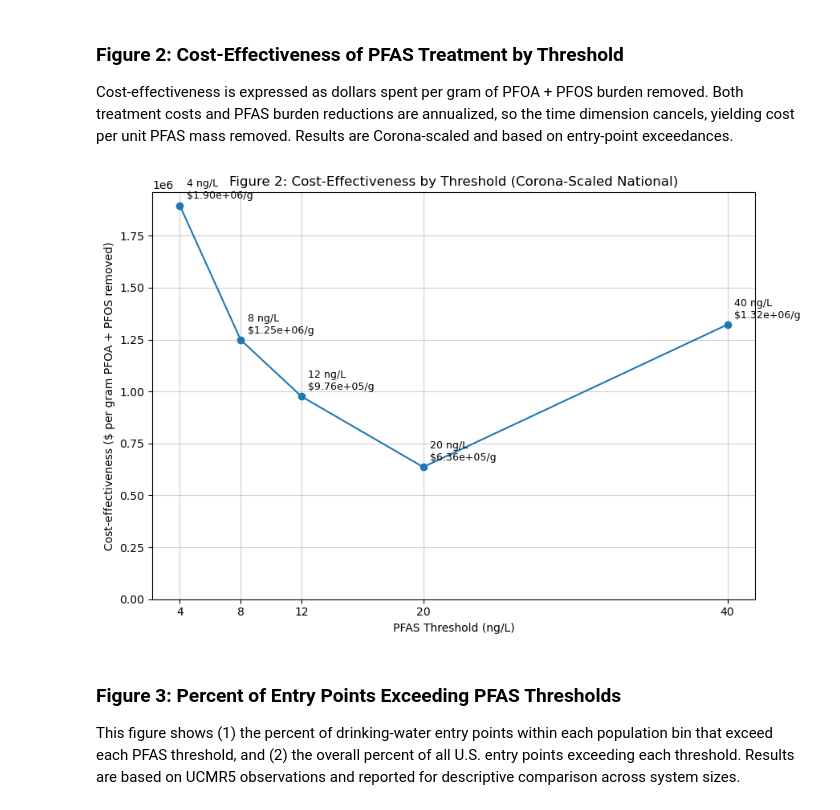
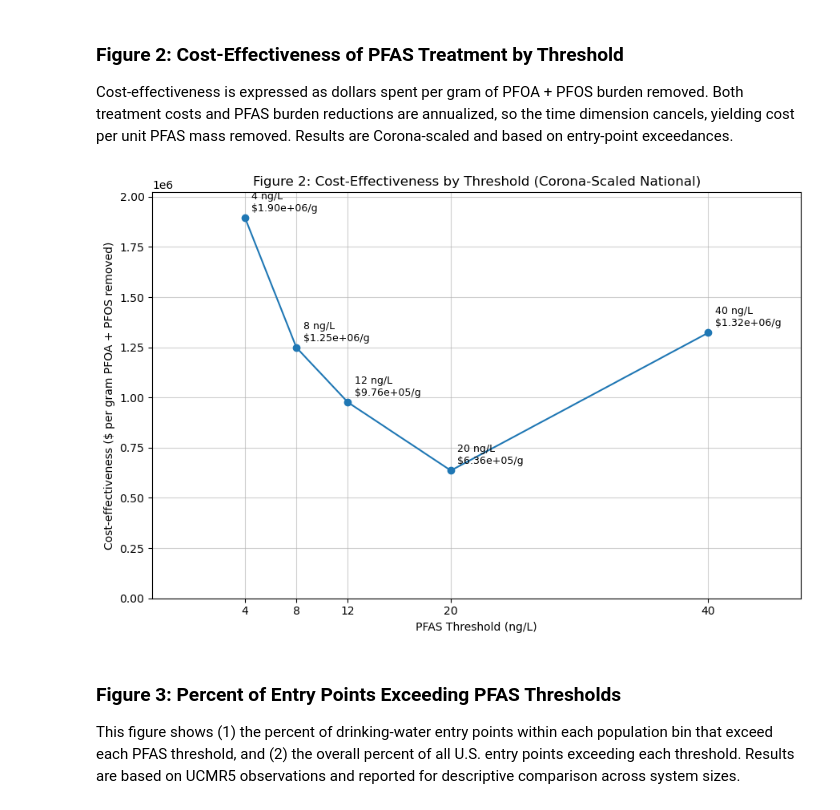
Before and after one commit to brahmee07/Pfas_water_research, a Jupyter notebook: updated_data/cost_risk_treatment_analysis.ipynb, the cells around one changed output. Drawn from its saved outputs; the diff is of its cells as text; code cells hidden in the pictures.

```diff
--- a/updated_data/cost_risk_treatment_analysis.ipynb
+++ b/updated_data/cost_risk_treatment_analysis.ipynb
@@ -507,26 +512,32 @@ summary_df
 
 This figure shows the total PFAS burden proxy (ng/day) removed nationwide under each regulatory threshold, plotted against the corresponding national annualized treatment cost (million dollars). Lower thresholds remove a larger share of the total PFAS burden but require higher treatment costs, while higher thresholds remove less PFAS burden at lower cost. Results are based on Corona-scaled entry-point (Facility ID) exceedances.
 # %%
+import numpy as np
 import matplotlib.pyplot as plt
 
-fig1_costs = [national_costs_all_us[t] for t in threshold_ng]   # $M
-fig1_exposure = [scaled_pfas_exposure_by_threshold[t] / 1e9 for t in threshold_ng]  # g/day (1 g = 1e9 ng)
 
+fig1_costs_M = np.array([national_costs_all_us[t] for t in threshold_ng])  # $M
+fig1_exposure = np.array([scaled_pfas_exposure_by_threshold[t] / 1e9 for t in threshold_ng])  # g/day
+
+# --- Smooth curve x values (in $M) ---
+x_curve_M = np.linspace(0, fig1_costs_M.max() * 1.05, 400)
+
+# (Annual Cost is in $M)  <-- this is literally "as written"
+y_curve = -1.35 + 3.97 * ((x_curve_M/1000)  ** 0.35)
+
+# --- Plot Figure 1 scatter + annotations ---
 plt.figure(figsize=(9,6))
-plt.scatter(fig1_costs, fig1_exposure, s=80)
+plt.scatter(fig1_costs_M, fig1_exposure, s=80)
 
-for t, x, y in zip(threshold_ng, fig1_costs, fig1_exposure):
+for t, x, y in zip(threshold_ng, fig1_costs_M, fig1_exposure):
     label = f"{t} ng/L\n(${x:,.0f}M,\n{y:,.2f} g/day)"
-    plt.annotate(
-        label,
-        (x, y),
-        textcoords="offset points",
-        xytext=(6,6),
-        fontsize=9
-    )
+    plt.annotate(label, (x, y), textcoords="offset points", xytext=(6,6), fontsize=9)
 
-plt.xlabel("Total National Annualized Cost ($M)")
-plt.ylabel("Total PFOA + PFOS burden removed (g/day)")
+
+plt.plot(x_curve_M, y_curve, color = 'red', linewidth=2)
+
+plt.xlabel("Annual Cost for PFAS treatment ($M/year)")
+plt.ylabel("Total PFOS + PFOA intake removed (g/day)")
 plt.title("Figure 1: National Cost–Risk Curve for PFAS Treatment")
 plt.xlim(left=0)
 plt.ylim(bottom=0)
@@ -603,31 +614,33 @@ Cost-effectiveness is expressed as dollars spent per gram of PFOA + PFOS burden
 # %%
 # cost_effectiveness is $M per ng removed (annual cost / annual removal; time cancels).
 # Convert to $ per gram using 1e6 $/M and 1e9 ng/g.
 ce_vals = [float(cost_effectiveness[t]) * 1e6 * 1e9 for t in threshold_ng]  # $ per gram
 
 plt.figure(figsize=(9,6))
 plt.plot(threshold_ng, ce_vals, marker='o')
+plt.margins(x=0.2)
+plt.margins(y=0.1)
 
 # Label each point with the threshold + value
 for t, y in zip(threshold_ng, ce_vals):
     plt.annotate(
         f"{t} ng/L\n${y:,.2e}/g",
         (t, y),
         textcoords="offset points",
         xytext=(6,6),
         fontsize=9
     )
 
 plt.xlabel("PFAS Threshold (ng/L)")
 plt.ylabel("Cost-effectiveness ($ per gram PFOA + PFOS removed)")
 plt.title("Figure 2: Cost-Effectiveness by Threshold (Corona-Scaled National)")
 plt.ylim(bottom=0)
 plt.grid(True, alpha=0.6)
 plt.xticks(threshold_ng)
 plt.tight_layout()
 plt.show()
 # %% [output]
-[figure, old version]
+[figure, new version]
 # %%
 overall_exceedance = {}
 
```
Also changed, not shown: parts of 13 cells of this notebook, 1 other file.
